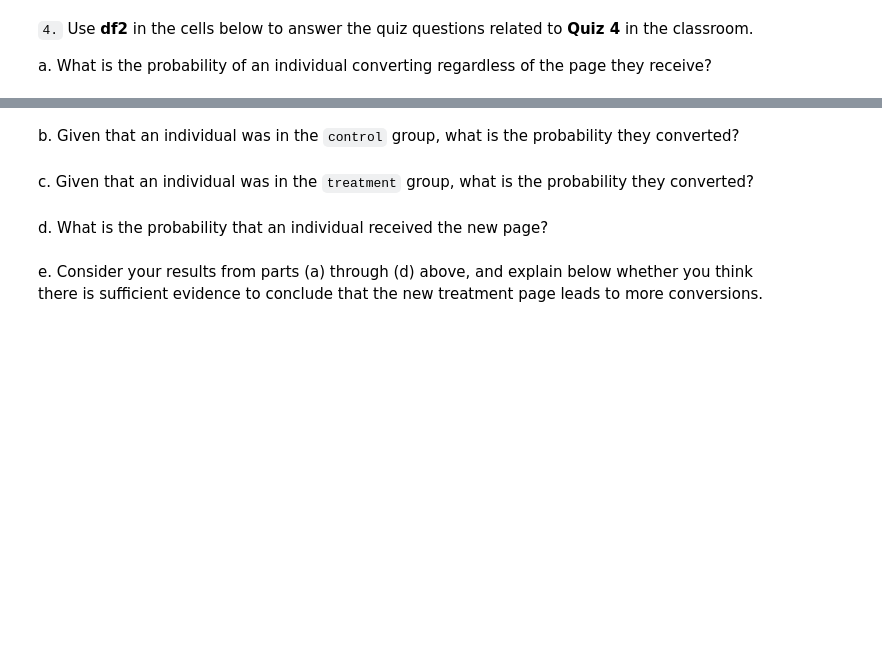
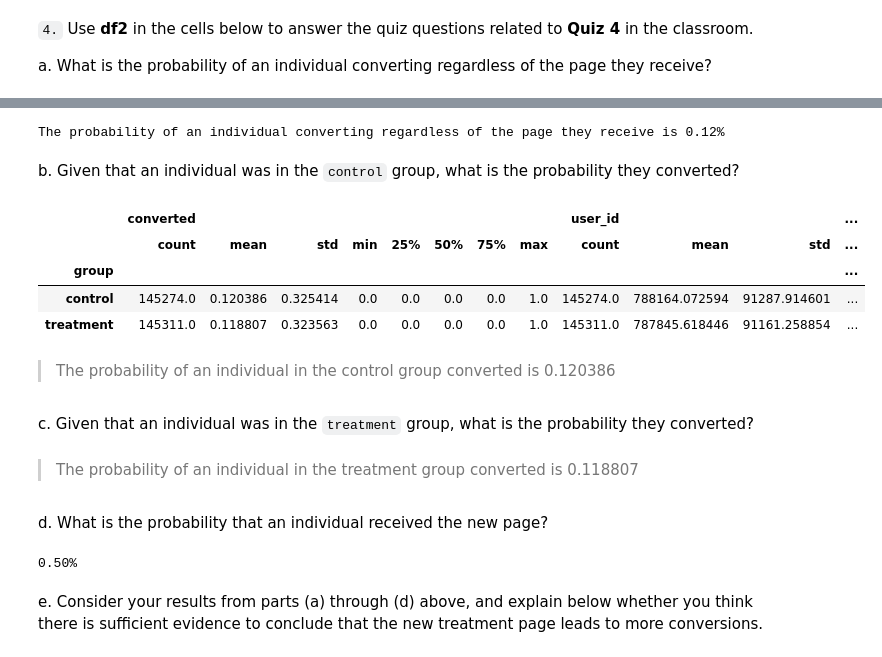
Before and after one commit to isaphu/A-B-Testing-, a Jupyter notebook: A_B_test_By_Isa_Phu.ipynb, the cells around one changed output, grey strips where cells are left out. Saved outputs shown, nothing was run; the diff lists cells and outputs as text; code cells hidden in the pictures; blank space fills up the shorter version.

```diff
--- a/A_B_test_By_Isa_Phu.ipynb
+++ b/A_B_test_By_Isa_Phu.ipynb
@@ -114,4 +114,4 @@ a. Now use the answer to the quiz to create a new dataset that meets the specifi
 df.drop(df.query("group == 'treatment' and landing_page == 'old_page'").index, inplace=True)
 
 # drop control group that didn't match
-df.drop(df.query("group == treatment"))
+df.drop(df.query("group == 'control' and landing_page == 'new_page'").index, inplace=True)
@@ -135,8 +191,38 @@ a. What is the probability of an individual converting regardless of the page th
+# %%
+prob = df['converted'].mean()
+print("The probability of an individual converting regardless of the page they receive is {:.2f}%".format(prob))
+# %% [output]
+The probability of an individual converting regardless of the page they receive is 0.12%
 # %% [markdown]
 b. Given that an individual was in the `control` group, what is the probability they converted?
+# %%
+groupby_df = df.groupby('group')
+groupby_df.describe()
+# %% [output]
+|  | converted |  |  |  |  |  |  |  | user_id |  |  | ... |
+|  | count | mean | std | min | 25% | 50% | 75% | max | count | mean | std | ... |
+| group |  |  |  |  |  |  |  |  |  |  |  | ... |
+| control | 145274.0 | 0.120386 | 0.325414 | 0.0 | 0.0 | 0.0 | 0.0 | 1.0 | 145274.0 | 788164.072594 | 91287.914601 | ... |
+| treatment | 145311.0 | 0.118807 | 0.323563 | 0.0 | 0.0 | 0.0 | 0.0 | 1.0 | 145311.0 | 787845.618446 | 91161.258854 | ... |
+# %% [markdown]
+> The probability of an individual in the control group converted is 0.120386
 # %% [markdown]
 c. Given that an individual was in the `treatment` group, what is the probability they converted?
+# %% [markdown]
+> The probability of an individual in the treatment group converted is 0.118807
 # %% [markdown]
 d. What is the probability that an individual received the new page?
+# %%
+# will be the same as those in treatment group
+new_user = len(df.query("group == 'treatment'"))
+
+# number of users
+users = df.shape[0]
+
+# thus, probability that an individual received the new page is new_user/users
+new_user_p = new_user/users
+print("{:.2f}%".format(new_user_p))
+# %% [output]
+0.50%
 # %% [markdown]
 e. Consider your results from parts (a) through (d) above, and explain below whether you think there is sufficient evidence to conclude that the new treatment page leads to more conversions.
```
Also changed, not shown: parts of 26 cells of this notebook.
